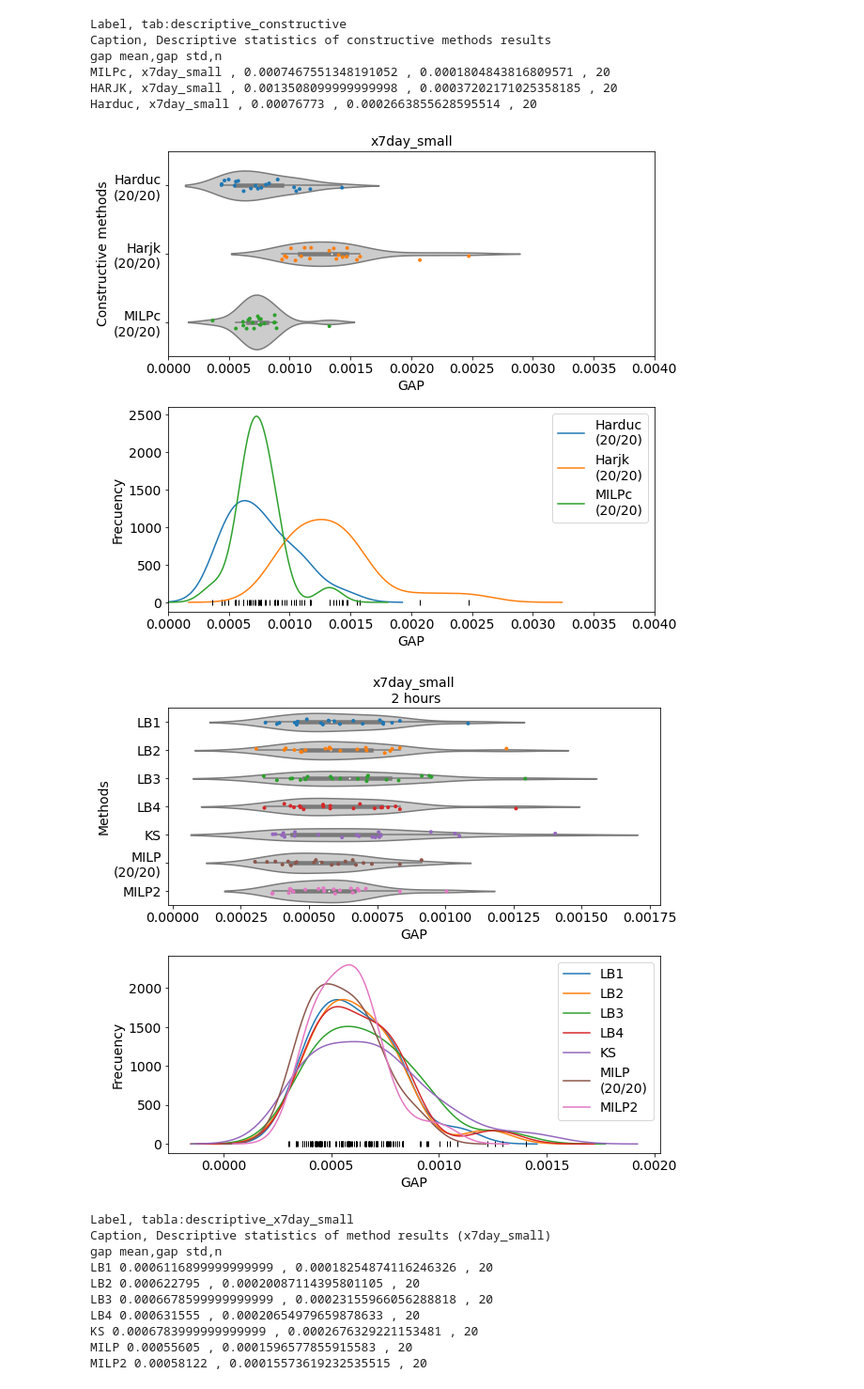
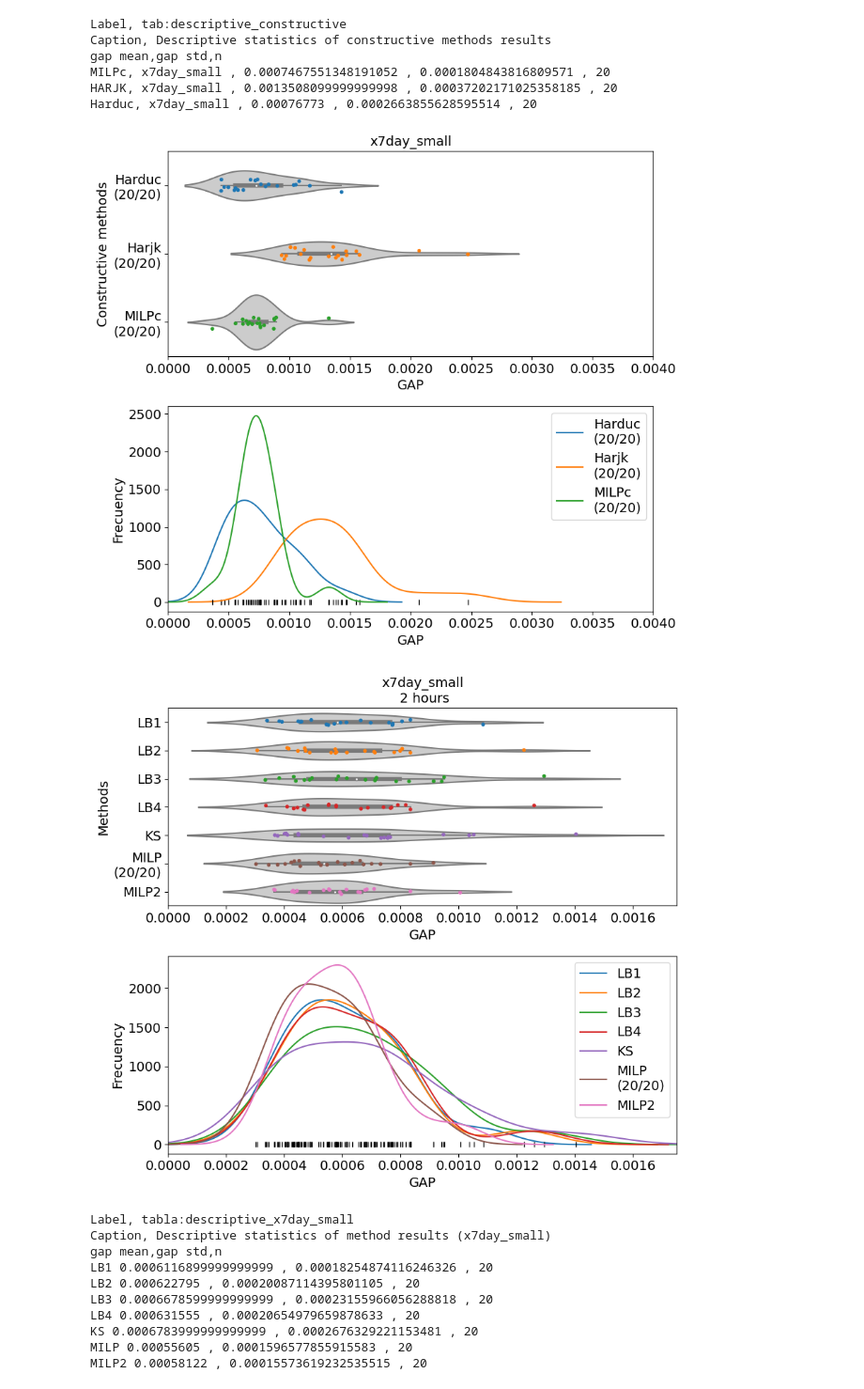
Before and after one commit to urieliram/Matheuristics_UCP, a Jupyter notebook: Figures_TC_UC2.ipynb, the cells around one changed output. Shown at 94% size. Drawn from its saved outputs; the diff is of its cells as text; code cells hidden in the pictures.

```diff
--- a/Figures_TC_UC2.ipynb
+++ b/Figures_TC_UC2.ipynb
@@ -581,7 +581,7 @@ def graficas(title='',graphs=[]):
     df4, dic = e.extract("/content/logfileMilp"+title+".log")
     x        = df4['seconds'    ].values.tolist()
     y        = df4['bestInteger'].values.tolist()
-    plt.plot(x,y,'x',Label = 'MILP')#,color='#ff6666'
+    plt.plot(x,y,'x',label = 'MILP')#,color='#ff6666'
   except:
     print('!!!Error en MILP '+title)
 
@@ -929,6 +929,12 @@ df1 = pd.DataFrame( data )
 #fig, ax = plt.subplots(figsize=(8, 6))
 #sns.histplot(df1, x="gap", hue="method", element="step") #,bins=15
 # %%
+a=0;b=0.002
+if filter == 'x7day_large':
+  a=0.0;b=0.002
+if filter == 'x7day_small':
+  a=0.0;b=0.00175
+
 if True:
   import seaborn as sns
   fig, axs = plt.subplots(nrows=2, ncols=1, figsize=(9, 8))
@@ -938,7 +944,7 @@ if True:
       color   = '.8',
       ax      = axs[0]  )
   sns.stripplot(
-      palette=palette,
+      palette=palette[0:7] ,
       x       = df1.gap,
       y       = df1.method,
       data    = df1,
@@ -951,6 +957,9 @@ if True:
   axs[0].set_xlabel('GAP'            , fontsize=fontsize)
   axs[0].set_ylabel('Methods'        , fontsize=fontsize)
 
+  if filter == 'x7day_large' or filter == 'x7day_small':
+    axs[0].set_xlim([a,  b])
+
   for i in df1.method.unique():
       datos_temp = df1[df1.method == i]['gap']
       datos_temp.plot.kde(ax=axs[1], label=i)
@@ -959,6 +968,8 @@ if True:
   axs[1].legend()
   axs[1].set_xlabel('GAP'       , fontsize=fontsize)
   axs[1].set_ylabel('Frecuency' , fontsize=fontsize)
+  if filter == 'x7day_large' or filter == 'x7day_small':
+    axs[1].set_xlim([a,  b])
 
   fig.tight_layout()
   namefile = dir+'fig_violinAll_1h'+'_'+filter+'.pdf'
@@ -1166,6 +1177,7 @@ if True:
       color   = '.8',
       ax      = axs[0]  )
   sns.stripplot(
+      palette=palette[0:3] ,
       x       = df1.gap,
       y       = df1.method,
       data    = df1,
@@ -1201,7 +1213,7 @@ if True:
   plt.savefig(namefile, transparent=True)
   plt.show()
 # %% [output]
-[figure, old version]
+[figure, new version]
 # %%
 ## https://www.geeksforgeeks.org/data-visualization-with-python-seaborn/
 method1 = ['LB1'     ]*(len(lbc1))
@@ -1222,6 +1234,12 @@ df1 = pd.DataFrame( data )
 #fig, ax = plt.subplots(figsize=(8, 6))
 #sns.histplot(df1, x="gap", hue="method", element="step") #,bins=15
 # %%
+a=0;b=0.002
+if filter == 'x7day_large':
+  a=0.0;b=0.002
+if filter == 'x7day_small':
+  a=0.0;b=0.00175
+
 if True:
   import seaborn as sns
   fig, axs = plt.subplots(nrows=2, ncols=1, figsize=(9, 8))
@@ -1231,34 +1249,39 @@ if True:
       color   = '.8',
       ax      = axs[0]  )
   sns.stripplot(
+      palette=palette[0:7] ,
       x       = df1.gap,
       y       = df1.method,
       data    = df1,
       size    = 4,
       jitter  = 0.1,
       ax      = axs[0]  )
   axs[0].set_ylabel('methods')
   ## Distribution of methods
   axs[0].set_title(filter+'\n 2 hours', fontsize=fontsize)
   axs[0].set_xlabel('GAP'                                 , fontsize=fontsize)
   axs[0].set_ylabel('Methods'                             , fontsize=fontsize)
+  if filter == 'x7day_large' or filter == 'x7day_small':
+    axs[0].set_xlim([a,  b])
   fig.tight_layout()
 
   for i in df1.method.unique():
       datos_temp = df1[df1.method == i]['gap']
       datos_temp.plot.kde(ax=axs[1], label=i)
       axs[1].plot(datos_temp, np.full_like(datos_temp, 0), '|k', markeredgewidth=1)
 
   axs[1].legend()
   axs[1].set_xlabel('GAP'       , fontsize=fontsize)
   axs[1].set_ylabel('Frecuency' , fontsize=fontsize)
+  if filter == 'x7day_large' or filter == 'x7day_small':
+    axs[1].set_xlim([a,  b])
   fig.tight_layout()
 
   namefile = dir+'fig_violinAll'+'_'+filter+'.pdf'
   plt.savefig(namefile, transparent=True)
   plt.show()
 # %% [output]
-[figure, old version]
+[figure, new version]
 # %%
 ## Estadísticos descriptivos a UNA HORA
 print('Label, tabla:descriptive_'+filter)
```
Also changed, not shown: parts of 10 cells of this notebook.
